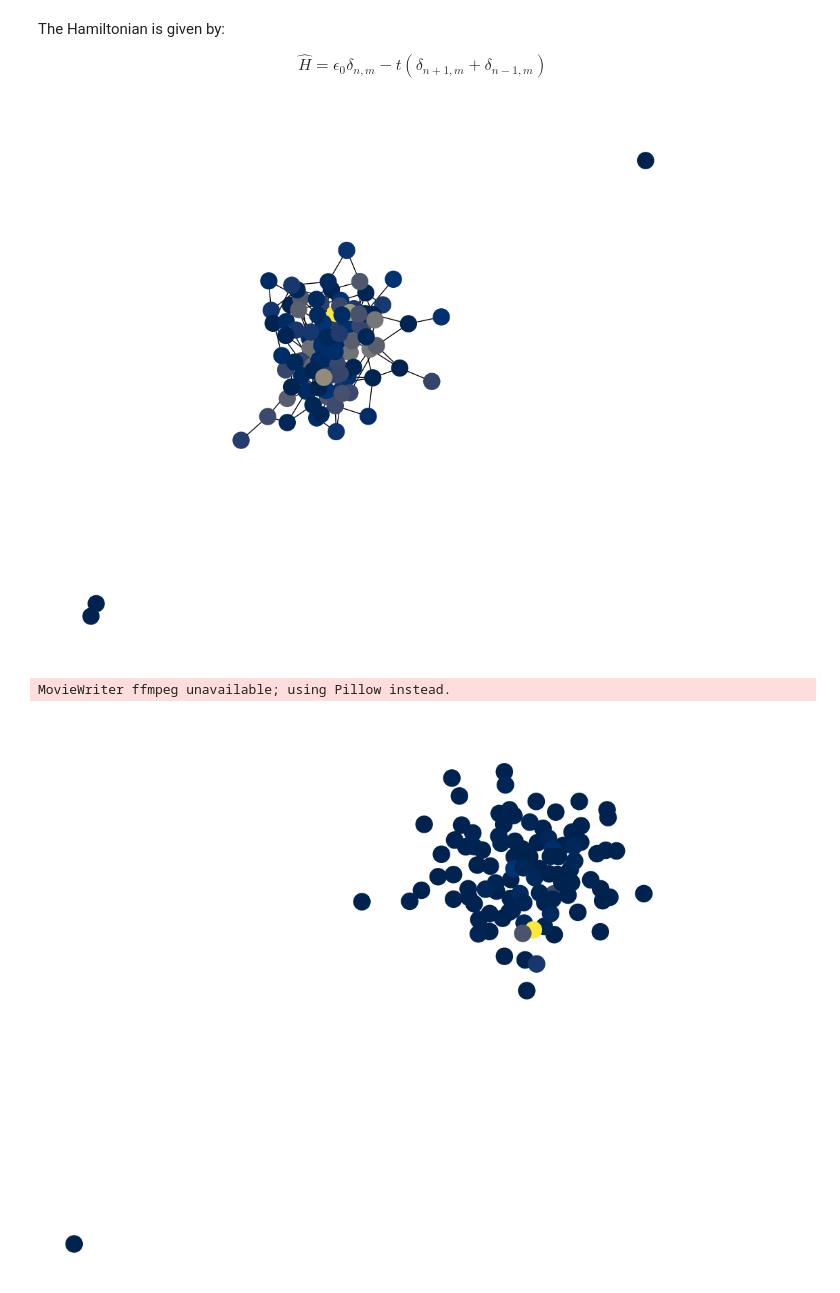
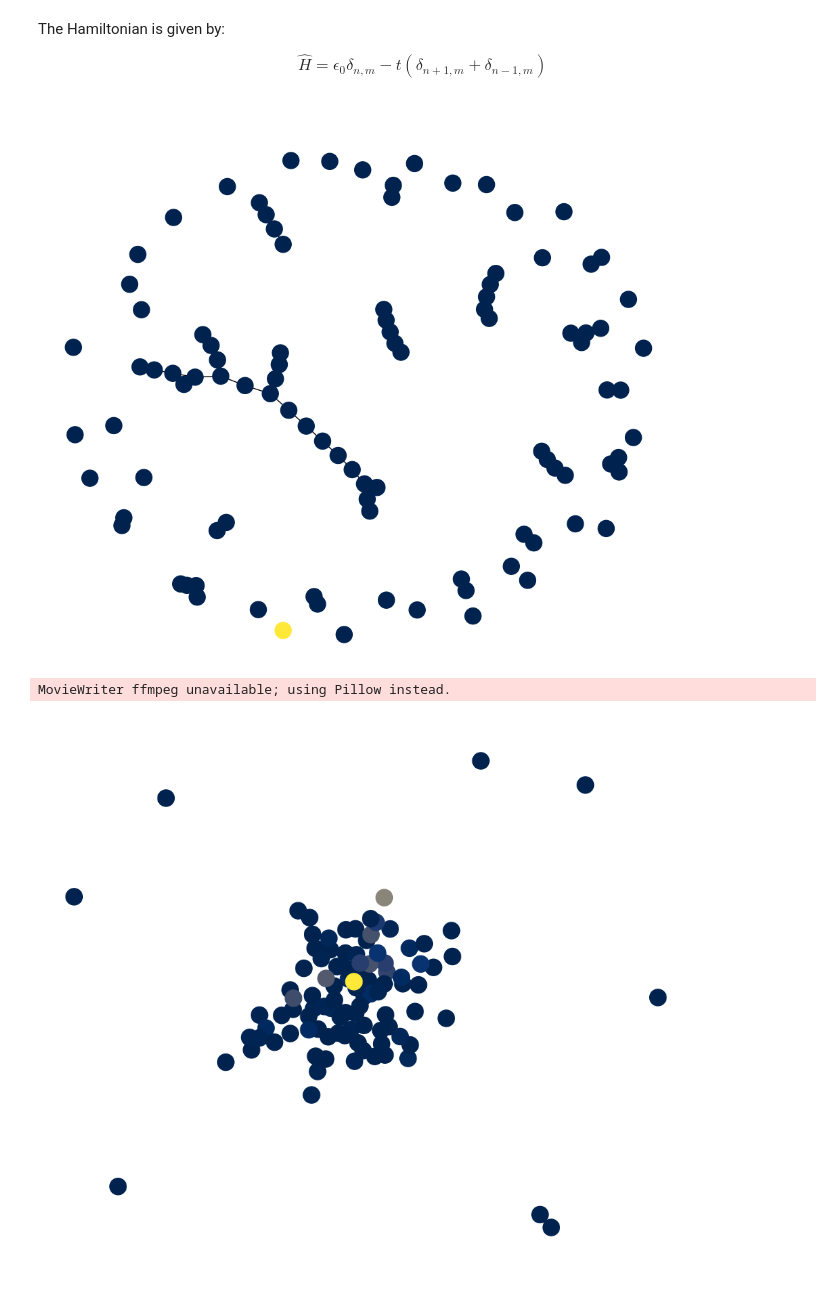
Before and after one commit to ravikoka/qgraph, a Jupyter notebook: randomgraph.ipynb, the cells around one changed output. Saved outputs shown, nothing was run; the diff lists cells and outputs as text; code cells hidden in the pictures.

```diff
--- a/randomgraph.ipynb
+++ b/randomgraph.ipynb
@@ -64,6 +64,8 @@ class RandomGraph:
 
         return expm(-1j * self._hamiltonian() * time)
 
+    def solveatt(self, time):
+        return self._time_evolution(time) @ self.psi_0
 
     def solve(self, t, nt): #t_steps):
         '''
@@ -108,19 +110,19 @@ class RandomGraph:
 n = 100
 psi_0 = np.zeros(n)
 psi_0[np.random.randint(n)] = 1
-graphy = RandomGraph(0.05, n, psi_0, [0,0], 1)
+graphy = RandomGraph(0.01, n, psi_0, [0,0], 1)
 plotty = graphy.plotdensity(2)
 # %% [output]
-[figure, old version]
+[figure, new version]
 # %%
 from matplotlib.animation import FuncAnimation
 
-def randomgraphanimation(graphy, t_max, W):
+def randomgraphanimation(graphy, t_max, W, p):
     n = graphy.num_sites
     fig = plt.figure(figsize = (12,10))
     plt.style.use('dark_background')
     ax = plt.gca()
-    title = 'randomgraphanimation_n_' + str(n) + '_tmax_' + str(t_max)+ '_W_' + str(W) + '.gif'
+    title = 'randomgraphanimation_n_' + str(n) + '_tmax_' + str(t_max)+ '_W_' + str(W) + '_p_' + str(p) + '.gif'
 
     def update(frame):
         ax.clear()
@@ -136,9 +138,11 @@ def randomgraphanimation(graphy, t_max, W):
 # %%
 n = 100
 psi_0 = np.zeros(n)
 psi_0[np.random.randint(n)] = 1
-graphy = RandomGraph(0.05, n, psi_0, [-10,10], 1)
-randomgraphanimation(graphy, 40, 0)
+W = 10
+p = 0.03
+graphy = RandomGraph(p, n, psi_0, [-1*W,W], 1)
+randomgraphanimation(graphy, 40, W, p)
 # %% [output]
 MovieWriter ffmpeg unavailable; using Pillow instead.
-[figure, old version]
+[figure, new version]
```
Also changed, not shown: parts of 1 cell of this notebook, 1 other file.
